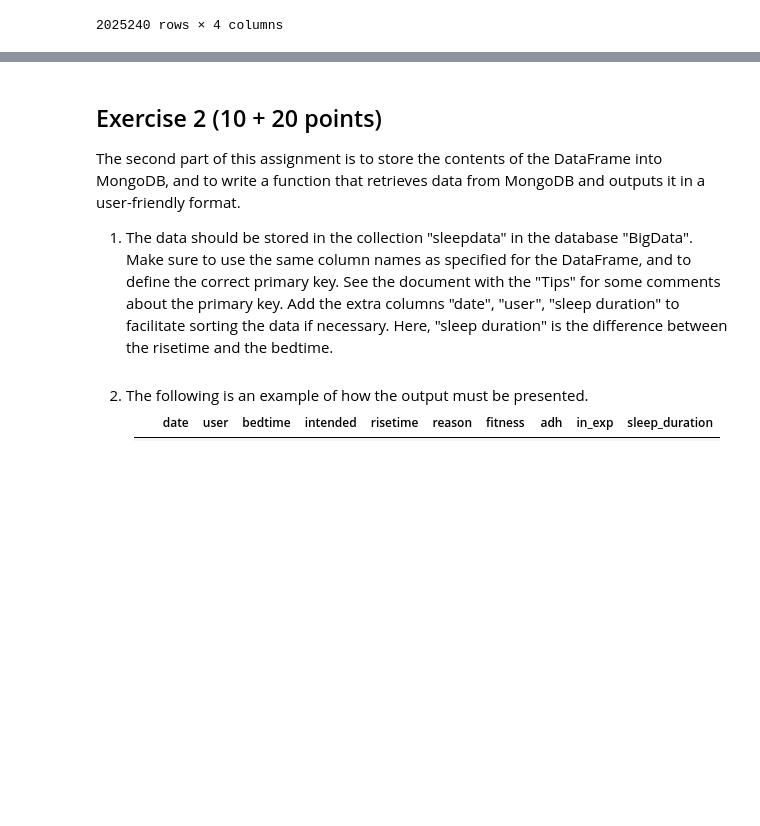
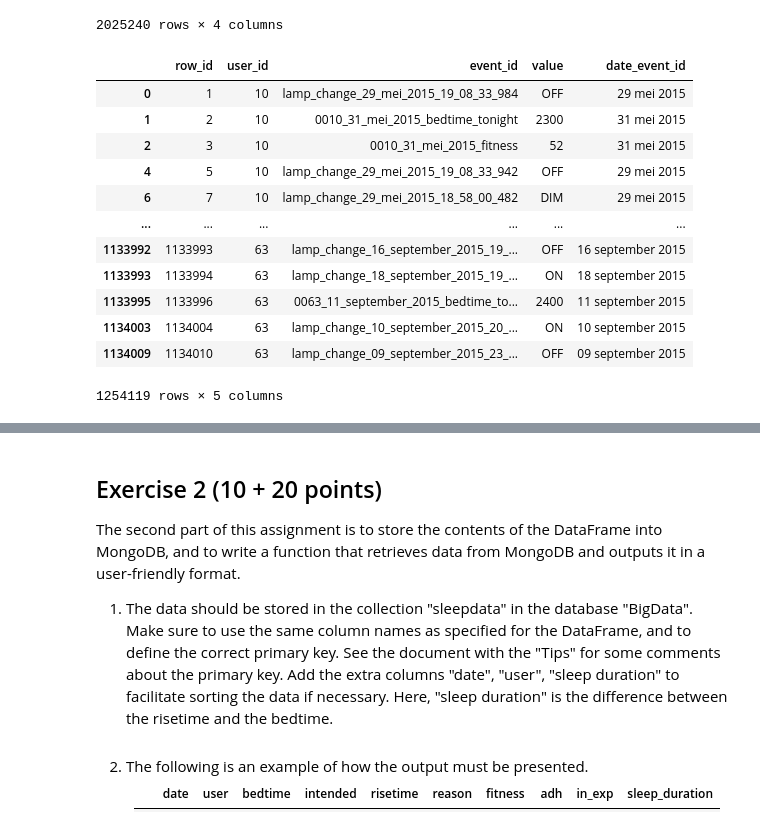
Before and after one commit to MTKat/Project_Big_Data, a Jupyter notebook: assignment02/assignment02/assignment02_MT.ipynb, the cells around one changed output, grey strips where cells are left out. Cells and saved outputs as stored; diff of their text form; code cells hidden in the pictures; blank space fills up the shorter version.

```diff
--- a/assignment02/assignment02/assignment02_MT.ipynb
+++ b/assignment02/assignment02/assignment02_MT.ipynb
@@ -101,3 +105,26 @@ df
 | 1134009 | 1134010 | 63 | lamp_change_09_september_2015_23_... | OFF |
 | 1134010 | 1134011 | 63 | target_url | http://optijdnaarbed.fss.uu.nl/hu... |
 2025240 rows × 4 columns
+# %%
+# Fitler only informative events
+
+key_words = ['nudge_time', 'lamp_change', 'bedtime_tonight', 'risetime', 'rise_reason',
+                'adherence importance', 'fitness']
+
+key_regex = '.*(' + '|'.join(key_words) + ')'
+df = df.loc[df.event_id.str.match(key_regex)]
+df
+# %% [output]
+|  | row_id | user_id | event_id | value | date_event_id |
+| 0 | 1 | 10 | lamp_change_29_mei_2015_19_08_33_984 | OFF | 29 mei 2015 |
+| 1 | 2 | 10 | 0010_31_mei_2015_bedtime_tonight | 2300 | 31 mei 2015 |
+| 2 | 3 | 10 | 0010_31_mei_2015_fitness | 52 | 31 mei 2015 |
+| 4 | 5 | 10 | lamp_change_29_mei_2015_19_08_33_942 | OFF | 29 mei 2015 |
+| 6 | 7 | 10 | lamp_change_29_mei_2015_18_58_00_482 | DIM | 29 mei 2015 |
+| ... | ... | ... | ... | ... | ... |
+| 1133992 | 1133993 | 63 | lamp_change_16_september_2015_19_... | OFF | 16 september 2015 |
+| 1133993 | 1133994 | 63 | lamp_change_18_september_2015_19_... | ON | 18 september 2015 |
+| 1133995 | 1133996 | 63 | 0063_11_september_2015_bedtime_to... | 2400 | 11 september 2015 |
+| 1134003 | 1134004 | 63 | lamp_change_10_september_2015_20_... | ON | 10 september 2015 |
+| 1134009 | 1134010 | 63 | lamp_change_09_september_2015_23_... | OFF | 09 september 2015 |
+1254119 rows × 5 columns
```
Also changed, not shown: parts of 7 cells of this notebook, 1 other file.
